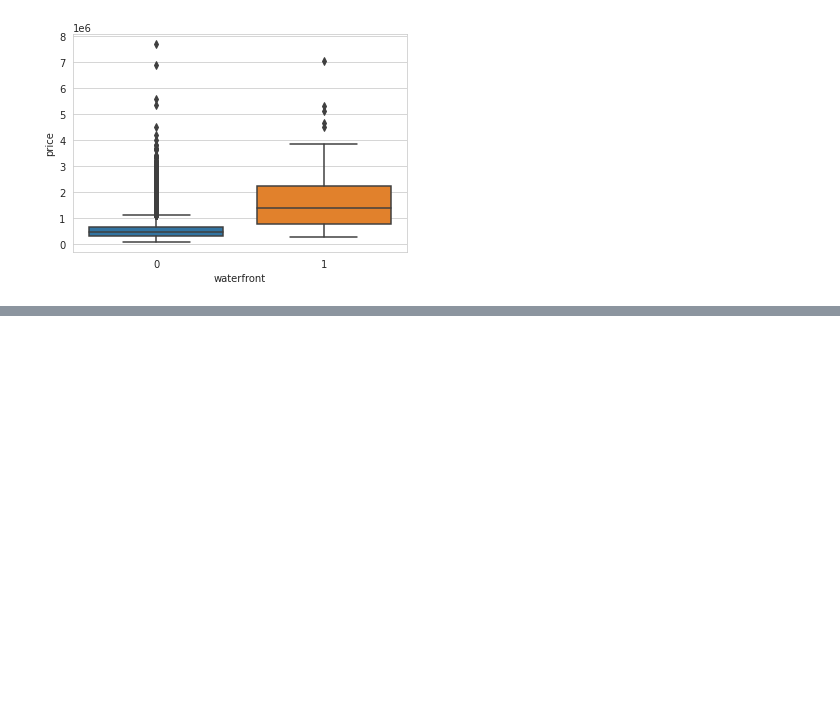
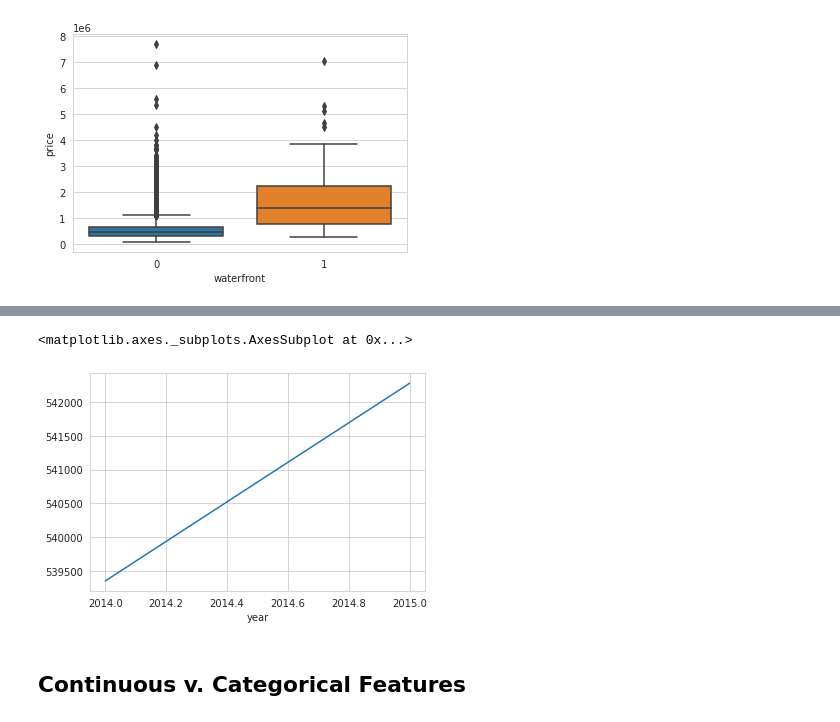
Before and after one commit to morphingdesign/tfExplore, a Jupyter notebook: TF_Process_Regression.ipynb, the cells around one changed output, grey strips where cells are left out. Cells and saved outputs as stored; diff of their text form; code cells hidden in the pictures; blank space fills up the shorter version.

```diff
--- a/TF_Process_Regression.ipynb
+++ b/TF_Process_Regression.ipynb
@@ -186,0 +253,5 @@ sns.boxplot(x='waterfront', y='price', data=df)
+# %%
+df.groupby('year').mean()['price'].plot()
+# %% [output]
+<matplotlib.axes._subplots.AxesSubplot at 0x...>
+[figure, added]
@@ -186,0 +260,2 @@ sns.boxplot(x='waterfront', y='price', data=df)
+# %% [markdown]
+## Continuous v. Categorical Features
```
Also changed, not shown: parts of 14 cells of this notebook.
